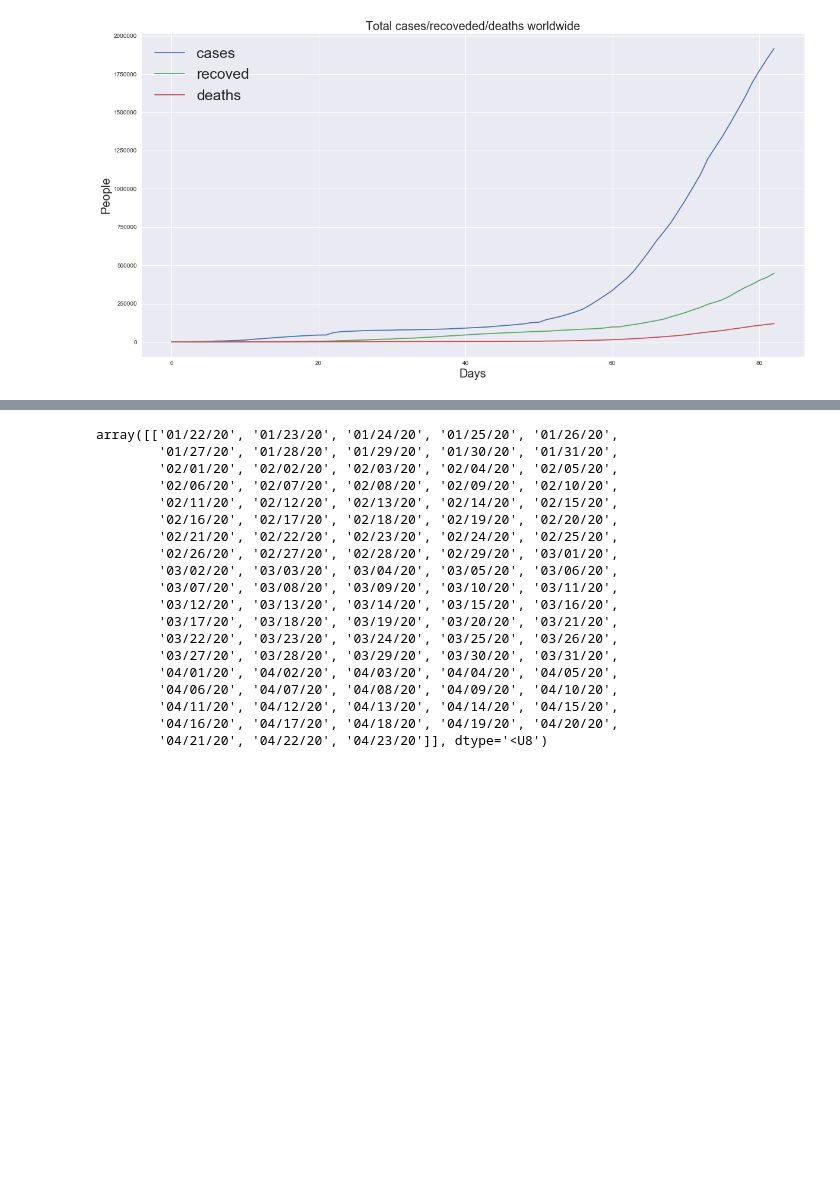
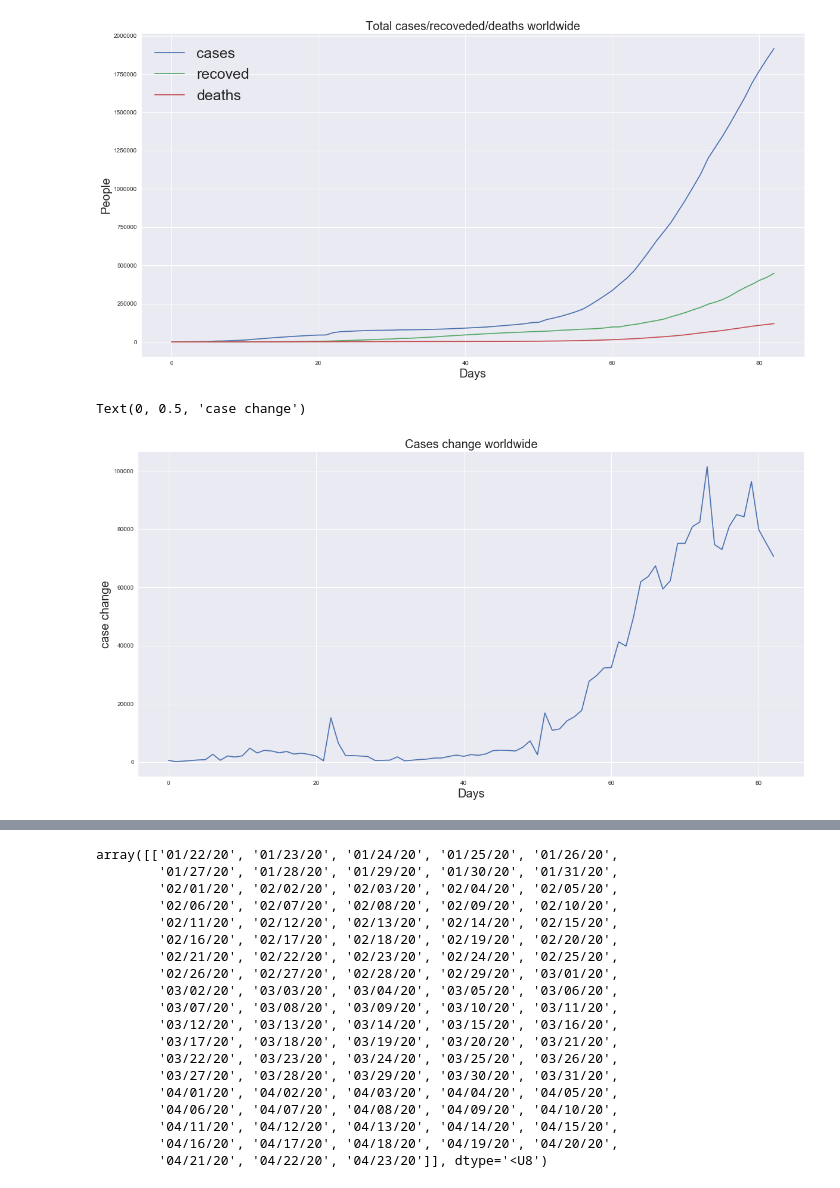
Before and after one commit to pelammin77/Covid19, a Jupyter notebook: cov19.ipynb, the cells around one changed output, grey strips where cells are left out. Saved outputs shown, nothing was run; the diff lists cells and outputs as text; code cells hidden in the pictures; blank space fills up the shorter version.

```diff
--- a/cov19.ipynb
+++ b/cov19.ipynb
@@ -248,3 +337,12 @@ plt.legend(loc="upper left", fontsize=25)
 # %% [output]
 <matplotlib.legend.Legend at 0x...>
 [figure]
+# %%
+plt.figure(figsize=(20, 10))
+plt.plot(cases_change_day)
+plt.title('Cases change worldwide', fontsize=20)
+plt.xlabel('Days',fontsize=20)
+plt.ylabel('case change', fontsize=20)
+# %% [output]
+Text(0, 0.5, 'case change')
+[figure, added]
```
Also changed, not shown: parts of 29 cells of this notebook.
